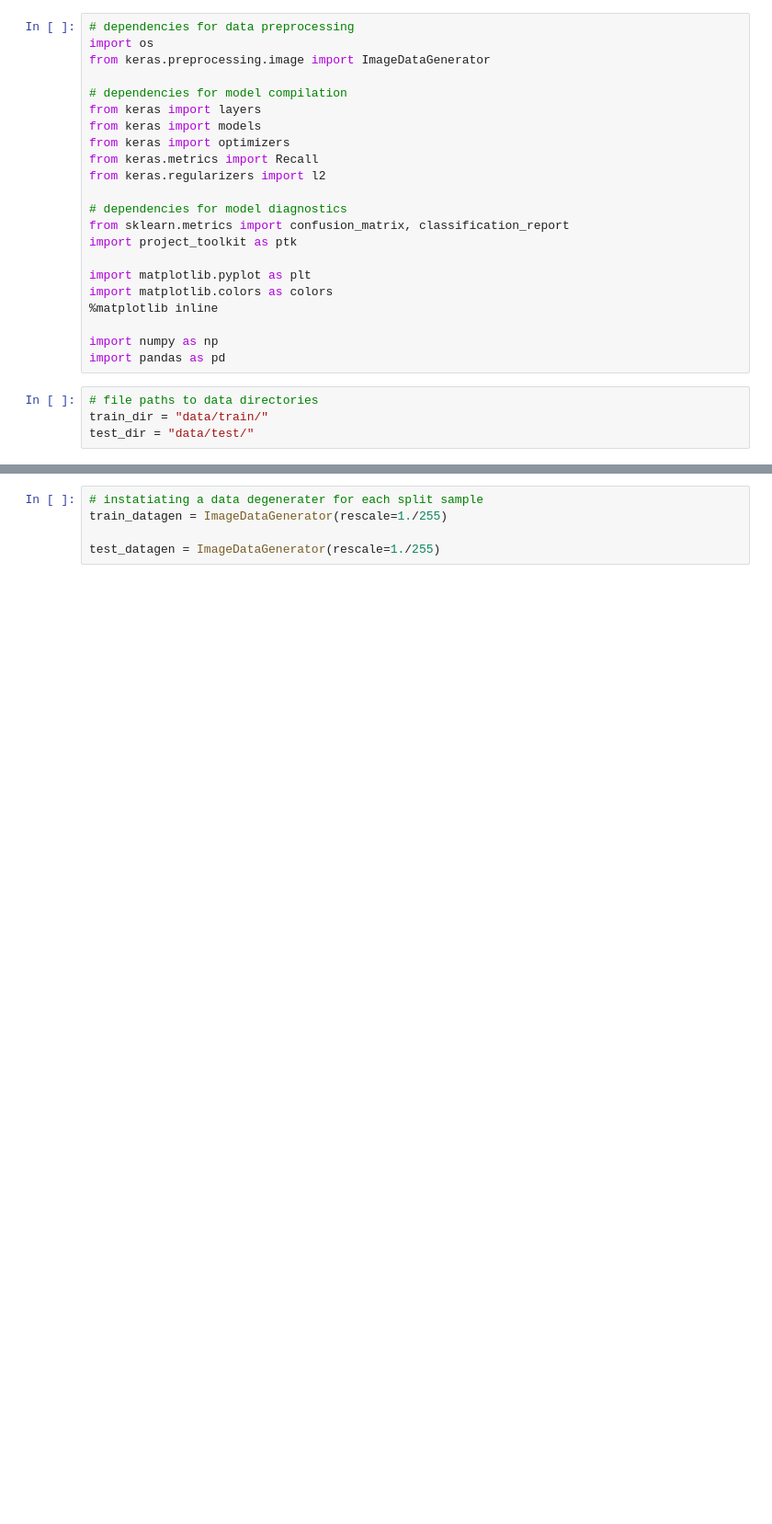
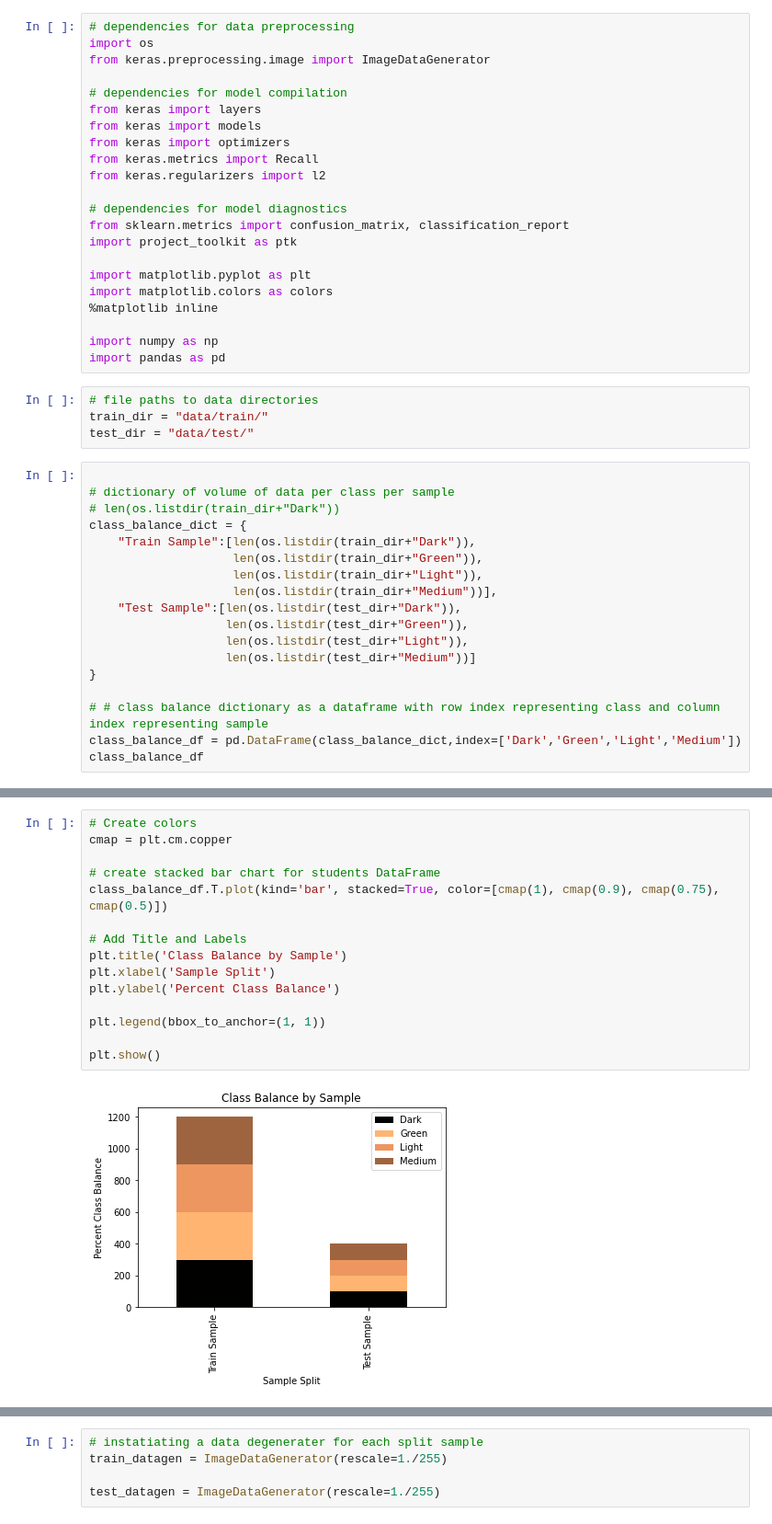
Before and after one commit to Zeth-Abney/Flatiron-school, a Jupyter notebook: phase-5/notebook.ipynb, the cells around one changed output, grey strips where cells are left out. Shown at 92% size. Drawn from its saved outputs; the diff is of its cells as text; blank space fills up the shorter version.

```diff
--- a/phase-5/notebook.ipynb
+++ b/phase-5/notebook.ipynb
@@ -45,3 +50,21 @@ import pandas as pd
 # file paths to data directories
 train_dir = "data/train/"
 test_dir = "data/test/"
+# %%
+
+# dictionary of volume of data per class per sample
+# len(os.listdir(train_dir+"Dark"))
+class_balance_dict = {
+    "Train Sample":[len(os.listdir(train_dir+"Dark")),
+                    len(os.listdir(train_dir+"Green")),
+                    len(os.listdir(train_dir+"Light")),
+                    len(os.listdir(train_dir+"Medium"))],
+    "Test Sample":[len(os.listdir(test_dir+"Dark")),
+                   len(os.listdir(test_dir+"Green")),
+                   len(os.listdir(test_dir+"Light")),
+                   len(os.listdir(test_dir+"Medium"))]
+}
+
+# # class balance dictionary as a dataframe with row index representing class and column index representing sample
+class_balance_df = pd.DataFrame(class_balance_dict,index=['Dark','Green','Light','Medium'])
+class_balance_df
@@ -47,0 +77,17 @@ test_dir = "data/test/"
+# %%
+# Create colors
+cmap = plt.cm.copper
+
+# create stacked bar chart for students DataFrame
+class_balance_df.T.plot(kind='bar', stacked=True, color=[cmap(1), cmap(0.9), cmap(0.75), cmap(0.5)])
+
+# Add Title and Labels
+plt.title('Class Balance by Sample')
+plt.xlabel('Sample Split')
+plt.ylabel('Percent Class Balance')
+
+plt.legend(bbox_to_anchor=(1, 1))
+
+plt.show()
+# %% [output]
+[figure, added]
```
Also changed, not shown: parts of 15 cells of this notebook, 1 other file.
